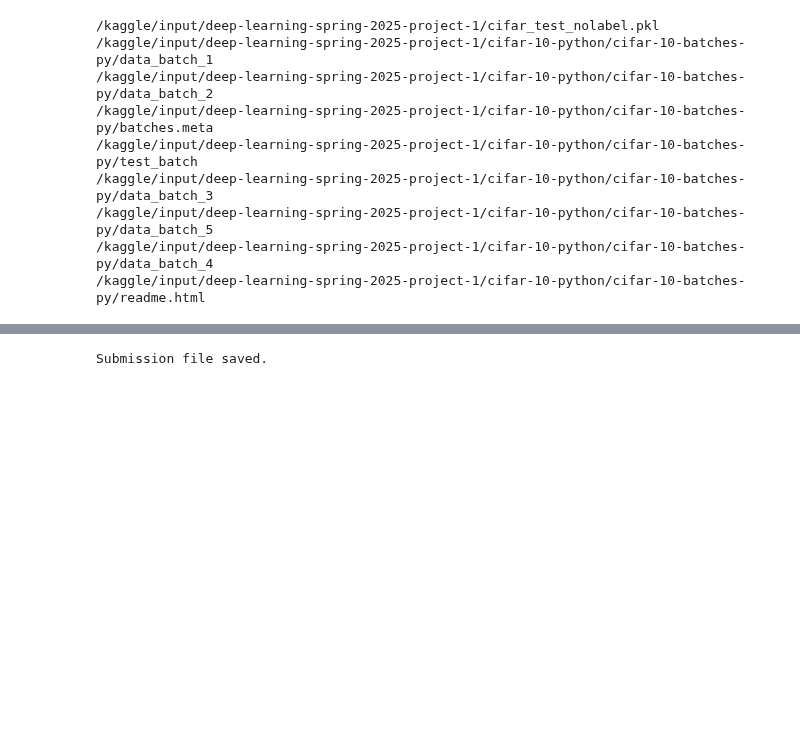
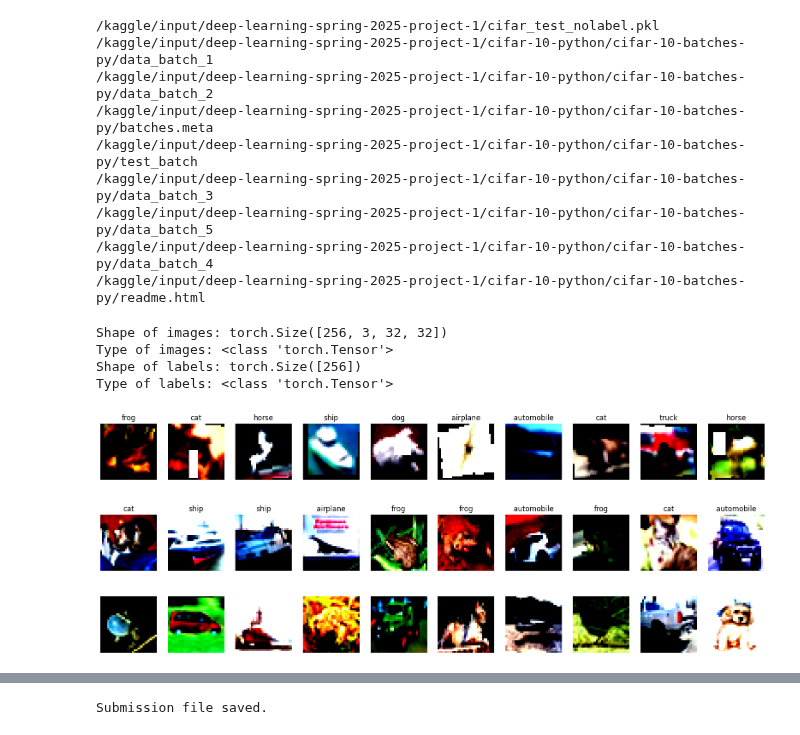
Before and after one commit to Abhi270600/Cifar_10_Image_Classification, a Jupyter notebook: resnet-cifar-classification.ipynb, the cells around one changed output, grey strips where cells are left out. Drawn from its saved outputs; the diff is of its cells as text; code cells hidden in the pictures; blank space fills up the shorter version.

```diff
--- a/resnet-cifar-classification.ipynb
+++ b/resnet-cifar-classification.ipynb
@@ -111,3 +131,65 @@ testDataLoader = torch.utils.data.DataLoader(test_images,batch_size=64,shuffle=F
+# %%
+data_iter = iter(trainDataLoader)
+images, labels = next(data_iter)
+
+# Print the shape and type of the images and labels
+print("Shape of images:", images.shape)  # e.g., torch.Size([64, 3, 32, 32])
+print("Type of images:", type(images))  # <class 'torch.Tensor'>
+
+print("Shape of labels:", labels.shape)  # e.g., torch.Size([64])
+print("Type of labels:", type(labels))  # <class 'torch.Tensor'>
+# %% [output]
+Shape of images: torch.Size([256, 3, 32, 32])
+Type of images: <class 'torch.Tensor'>
+Shape of labels: torch.Size([256])
+Type of labels: <class 'torch.Tensor'>
+# %%
+data_iter = iter(trainDataLoader)
+images, labels = next(data_iter)
+
+
+plt.figure(figsize=(20, 4))
+for i in range(10):
+    plt.subplot(1, 10, i+1)
+    img = images[i]  # Select one image from the batch
+    img = img.permute(1, 2, 0)
+    plt.imshow(img)
+    plt.title(label_names[labels[i]].decode('utf-8'))  # Decoding from bytes to string
+    plt.axis('off')
+plt.show()
+# %% [output]
+[figure, added]
+# %%
+data_iter = iter(validationDataLoader)
+images, labels = next(data_iter)
+
+
+plt.figure(figsize=(20, 4))
+for i in range(10):
+    plt.subplot(1, 10, i+1)
+    img = images[i]  # Select one image from the batch
+    img = img.permute(1, 2, 0)
+    plt.imshow(img)
+    plt.title(label_names[labels[i]].decode('utf-8'))  # Decoding from bytes to string
+    plt.axis('off')
+plt.show()
+# %% [output]
+[figure, added]
+# %%
+data_iter = iter(testDataLoader)
+images = next(data_iter)
+
+
+plt.figure(figsize=(20, 4))
+for i in range(10):
+    plt.subplot(1, 10, i+1)
+    img = images[i]  # Select one image from the batch
+    img = img.permute(1, 2, 0)
+    plt.imshow(img)
+    plt.axis('off')
+plt.show()
+# %% [output]
+[figure, added]
 # %%
 class BuildingBlock(nn.Module):
 
```
Also changed, not shown: parts of 9 cells of this notebook.
